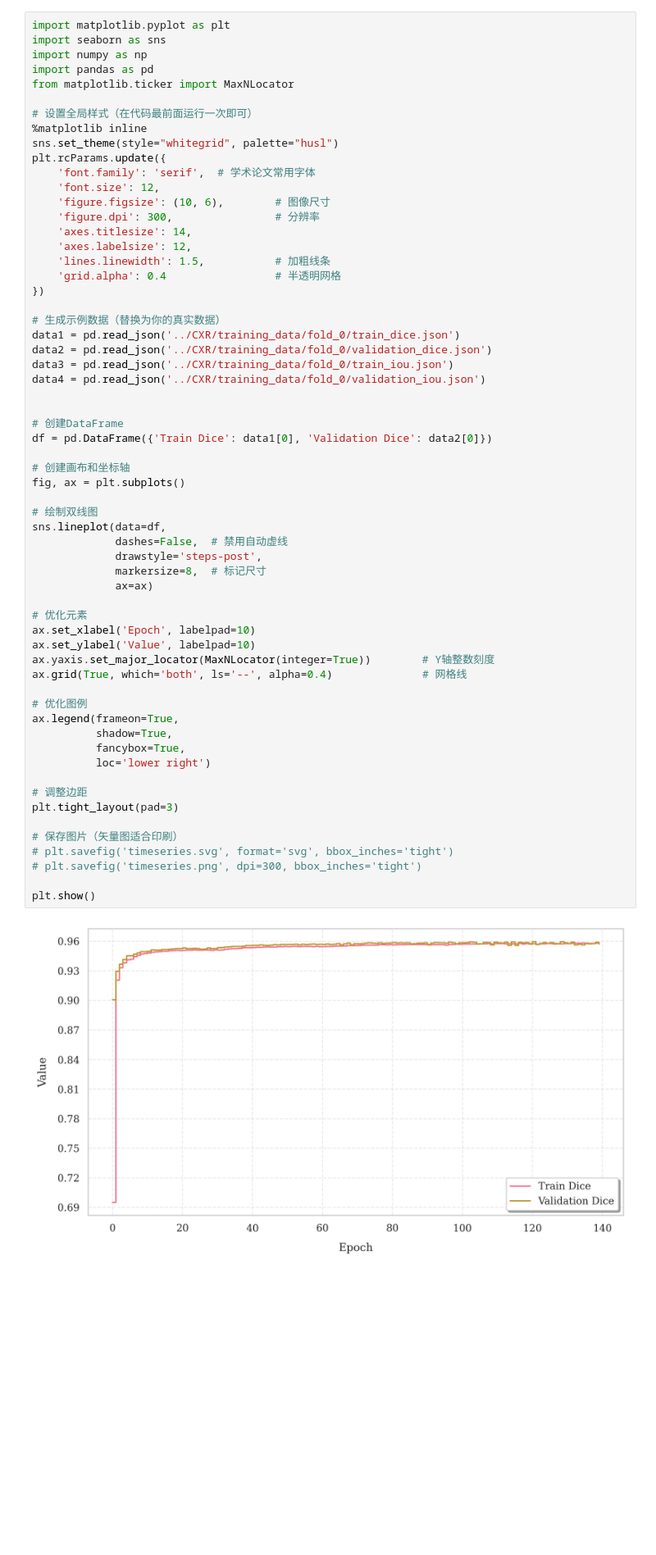
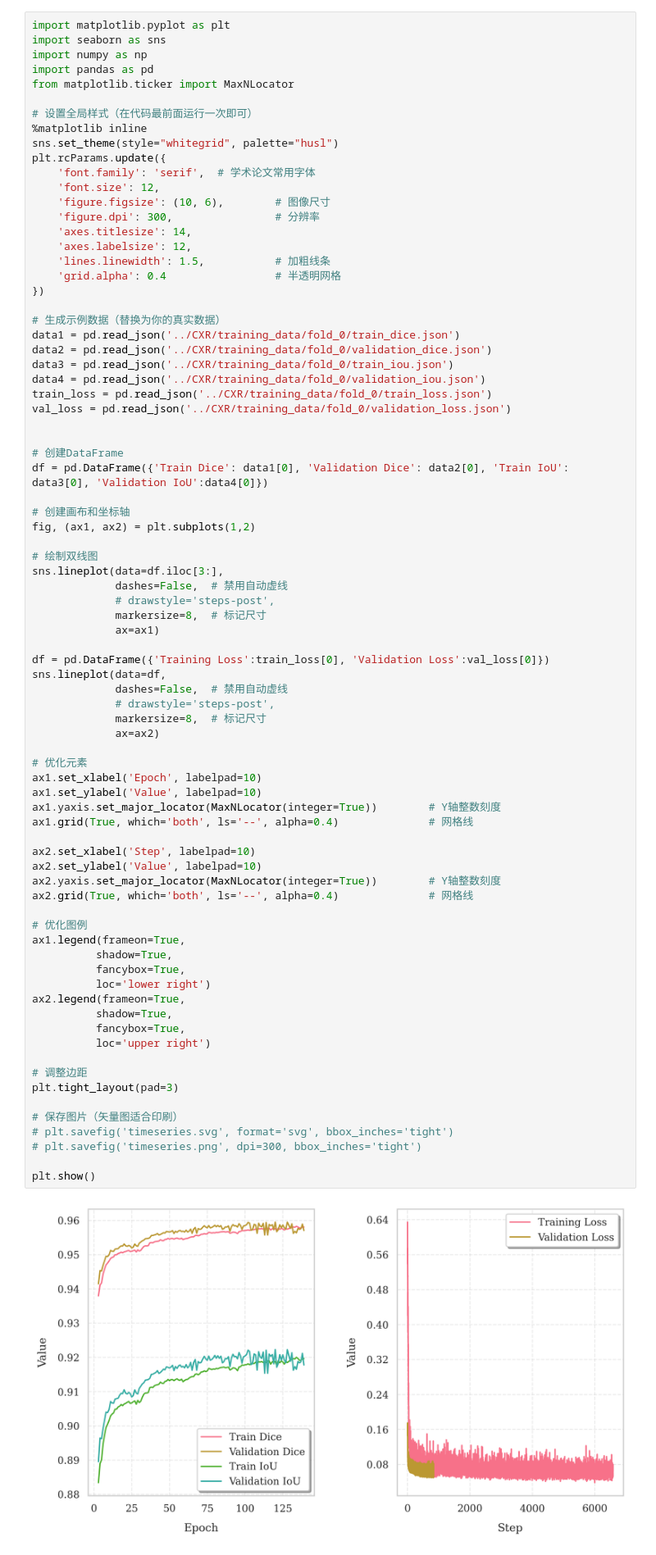
Before and after one commit to OliverViola/ET-SAM, a Jupyter notebook: tools/utils.ipynb, the cells around one changed output. Shown at 82% size. Drawn from its saved outputs; the diff is of its cells as text; blank space fills up the shorter version.

Commit message:
data visulize

```diff
--- a/tools/utils.ipynb
+++ b/tools/utils.ipynb
@@ -39,43 +39,61 @@ data1 = pd.read_json('../CXR/training_data/fold_0/train_dice.json')
 data2 = pd.read_json('../CXR/training_data/fold_0/validation_dice.json')
 data3 = pd.read_json('../CXR/training_data/fold_0/train_iou.json')
 data4 = pd.read_json('../CXR/training_data/fold_0/validation_iou.json')
+train_loss = pd.read_json('../CXR/training_data/fold_0/train_loss.json')
+val_loss = pd.read_json('../CXR/training_data/fold_0/validation_loss.json')
 
 
 # 创建DataFrame
-df = pd.DataFrame({'Train Dice': data1[0], 'Validation Dice': data2[0]})
+df = pd.DataFrame({'Train Dice': data1[0], 'Validation Dice': data2[0], 'Train IoU': data3[0], 'Validation IoU':data4[0]})
 
 # 创建画布和坐标轴
-fig, ax = plt.subplots()
+fig, (ax1, ax2) = plt.subplots(1,2)
 
 # 绘制双线图
+sns.lineplot(data=df.iloc[3:],
+             dashes=False,  # 禁用自动虚线
+             # drawstyle='steps-post',
+             markersize=8,  # 标记尺寸
+             ax=ax1)
+
+df = pd.DataFrame({'Training Loss':train_loss[0], 'Validation Loss':val_loss[0]})
 sns.lineplot(data=df,
              dashes=False,  # 禁用自动虚线
-             drawstyle='steps-post',
+             # drawstyle='steps-post',
              markersize=8,  # 标记尺寸
-             ax=ax)
+             ax=ax2)
 
 # 优化元素
-ax.set_xlabel('Epoch', labelpad=10)
-ax.set_ylabel('Value', labelpad=10)
-ax.yaxis.set_major_locator(MaxNLocator(integer=True))        # Y轴整数刻度
-ax.grid(True, which='both', ls='--', alpha=0.4)              # 网格线
+ax1.set_xlabel('Epoch', labelpad=10)
+ax1.set_ylabel('Value', labelpad=10)
+ax1.yaxis.set_major_locator(MaxNLocator(integer=True))        # Y轴整数刻度
+ax1.grid(True, which='both', ls='--', alpha=0.4)              # 网格线
+
+ax2.set_xlabel('Step', labelpad=10)
+ax2.set_ylabel('Value', labelpad=10)
+ax2.yaxis.set_major_locator(MaxNLocator(integer=True))        # Y轴整数刻度
+ax2.grid(True, which='both', ls='--', alpha=0.4)              # 网格线
 
 # 优化图例
-ax.legend(frameon=True,
+ax1.legend(frameon=True,
           shadow=True,
           fancybox=True,
           loc='lower right')
+ax2.legend(frameon=True,
+          shadow=True,
+          fancybox=True,
+          loc='upper right')
 
 # 调整边距
 plt.tight_layout(pad=3)
 
 # 保存图片（矢量图适合印刷）
 # plt.savefig('timeseries.svg', format='svg', bbox_inches='tight')
 # plt.savefig('timeseries.png', dpi=300, bbox_inches='tight')
 
 plt.show()
 # %% [output]
-[figure, old version]
+[figure, new version]
 # %%
 from PIL import Image, ImageDraw
 import matplotlib.pyplot as plt
```
